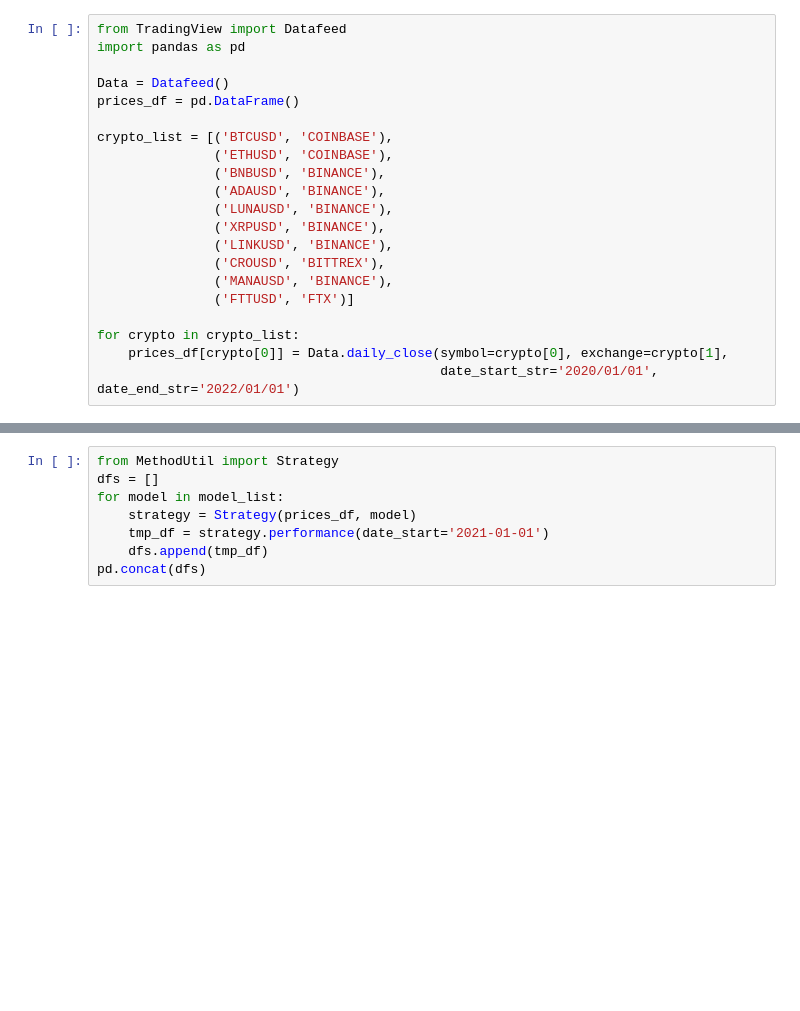
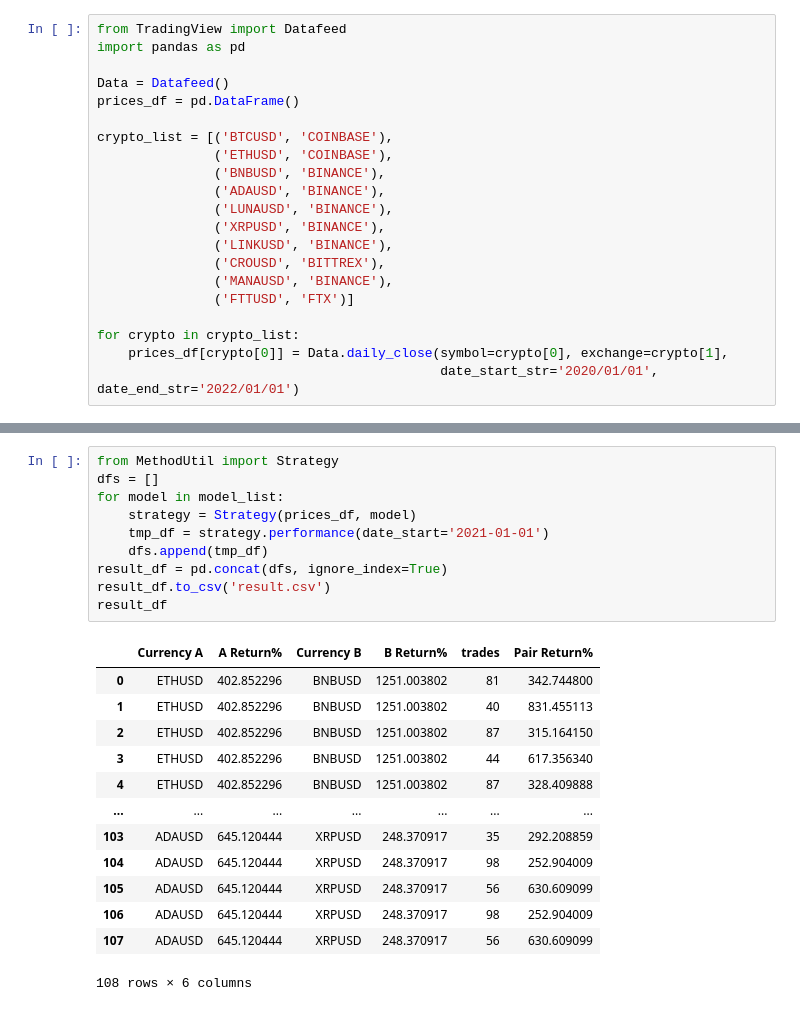
Before and after one commit to TzuH-Hsu/Crypto_PairsTrading, a Jupyter notebook: result.ipynb, the cells around one changed output, grey strips where cells are left out. Drawn from its saved outputs; the diff is of its cells as text; blank space fills up the shorter version.

Commit message:
last result

```diff
--- a/result.ipynb
+++ b/result.ipynb
@@ -77,11 +173,27 @@ for pair in selected_list:
 # %%
 from MethodUtil import Strategy
 dfs = []
 for model in model_list:
     strategy = Strategy(prices_df, model)
     tmp_df = strategy.performance(date_start='2021-01-01')
     dfs.append(tmp_df)
-pd.concat(dfs)
+result_df = pd.concat(dfs, ignore_index=True)
+result_df.to_csv('result.csv')
+result_df
+# %% [output]
+|  | Currency A | A Return% | Currency B | B Return% | trades | Pair Return% |
+| 0 | ETHUSD | 402.852296 | BNBUSD | 1251.003802 | 81 | 342.744800 |
+| 1 | ETHUSD | 402.852296 | BNBUSD | 1251.003802 | 40 | 831.455113 |
+| 2 | ETHUSD | 402.852296 | BNBUSD | 1251.003802 | 87 | 315.164150 |
+| 3 | ETHUSD | 402.852296 | BNBUSD | 1251.003802 | 44 | 617.356340 |
+| 4 | ETHUSD | 402.852296 | BNBUSD | 1251.003802 | 87 | 328.409888 |
+| ... | ... | ... | ... | ... | ... | ... |
+| 103 | ADAUSD | 645.120444 | XRPUSD | 248.370917 | 35 | 292.208859 |
+| 104 | ADAUSD | 645.120444 | XRPUSD | 248.370917 | 98 | 252.904009 |
+| 105 | ADAUSD | 645.120444 | XRPUSD | 248.370917 | 56 | 630.609099 |
+| 106 | ADAUSD | 645.120444 | XRPUSD | 248.370917 | 98 | 252.904009 |
+| 107 | ADAUSD | 645.120444 | XRPUSD | 248.370917 | 56 | 630.609099 |
+108 rows × 6 columns
 # %%
 strategy = Strategy(prices_df, model_list[0])
 plt.figure(figsize = (16, 9))
```
Also changed, not shown: parts of 11 cells of this notebook.
